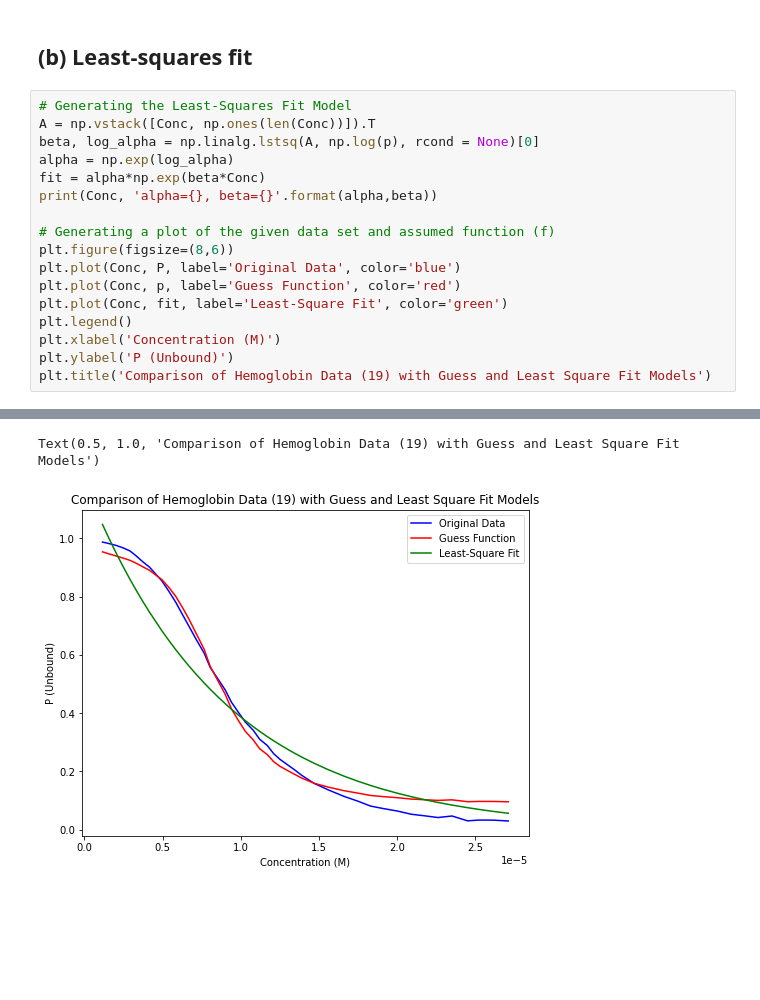
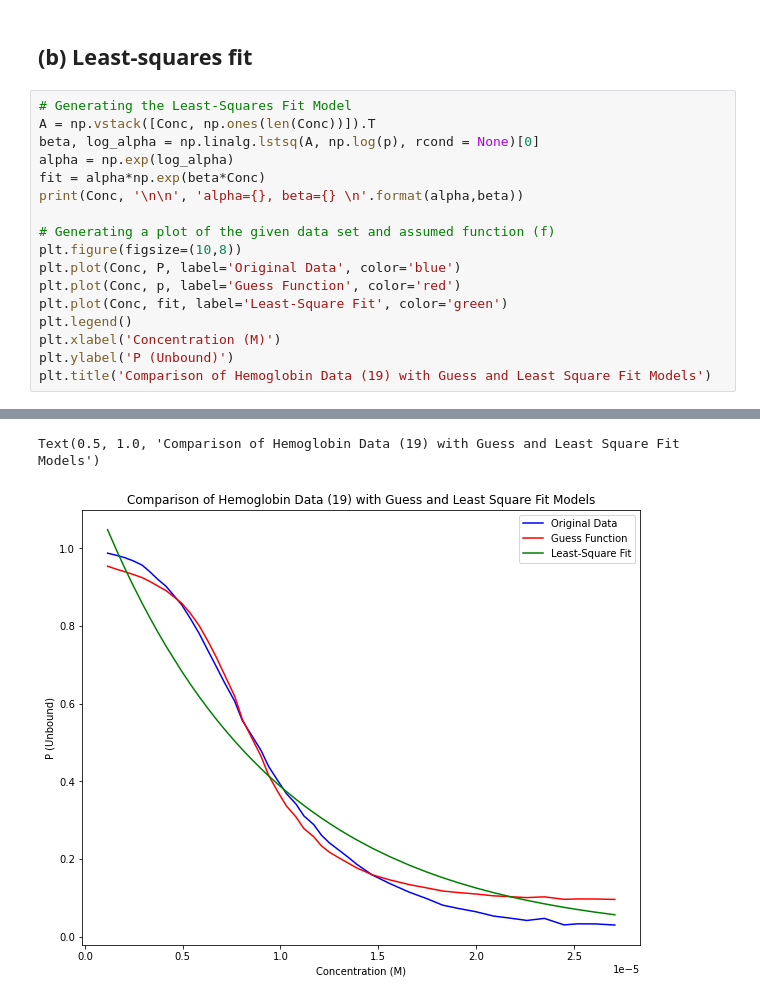
Before and after one commit to NicoBaldovino22/biophysics, a Jupyter notebook: week-08/problem-11.2.ipynb, the cells around one changed output, grey strips where cells are left out. Saved outputs shown, nothing was run; the diff lists cells and outputs as text; blank space fills up the shorter version.

```diff
--- a/week-08/problem-11.2.ipynb
+++ b/week-08/problem-11.2.ipynb
@@ -63,10 +63,10 @@ A = np.vstack([Conc, np.ones(len(Conc))]).T
 beta, log_alpha = np.linalg.lstsq(A, np.log(p), rcond = None)[0]
 alpha = np.exp(log_alpha)
 fit = alpha*np.exp(beta*Conc)
-print(Conc, 'alpha={}, beta={}'.format(alpha,beta))
+print(Conc, '\n\n', 'alpha={}, beta={} \n'.format(alpha,beta))
 
 # Generating a plot of the given data set and assumed function (f)
-plt.figure(figsize=(8,6))
+plt.figure(figsize=(10,8))
 plt.plot(Conc, P, label='Original Data', color='blue')
 plt.plot(Conc, p, label='Guess Function', color='red')
 plt.plot(Conc, fit, label='Least-Square Fit', color='green')
@@ -84,2 +86,2 @@ plt.title('Comparison of Hemoglobin Data (19) with Guess and Least Square Fit Mo
 Text(0.5, 1.0, 'Comparison of Hemoglobin Data (19) with Guess and Least Square Fit Models')
-[figure, old version]
+[figure, new version]
```
Also changed, not shown: parts of 1 cell of this notebook, 3 other files.
